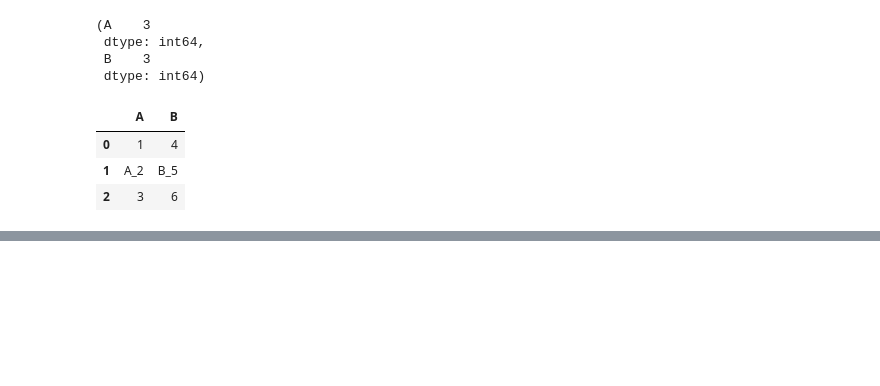
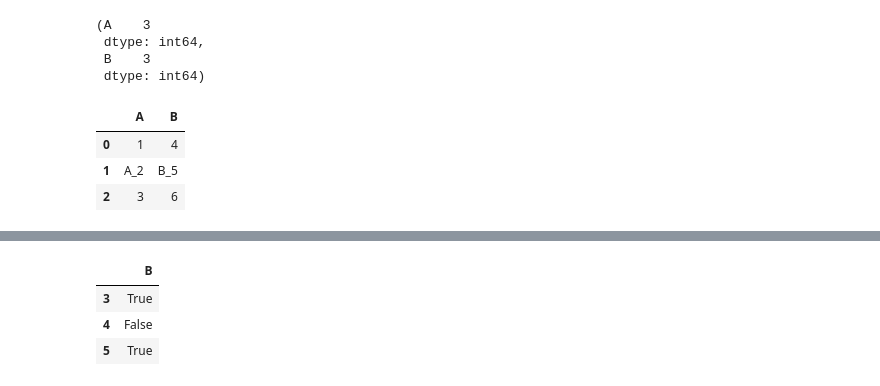
Before and after one commit to yojulab/study_AIs, a Jupyter notebook: codes/pandass.ipynb, the cells around one changed output, grey strips where cells are left out. Cells and saved outputs as stored; diff of their text form; code cells hidden in the pictures; blank space fills up the shorter version.

```diff
--- a/codes/pandass.ipynb
+++ b/codes/pandass.ipynb
@@ -50,0 +75,7 @@ pd.concat([df1_reset, df2_reset], axis=1)
+# %%
+df3.isnull()
+# %% [output]
+|  | B |
+| 3 | True |
+| 4 | False |
+| 5 | True |
```
Also changed, not shown: parts of 5 cells of this notebook, 2 other files.
